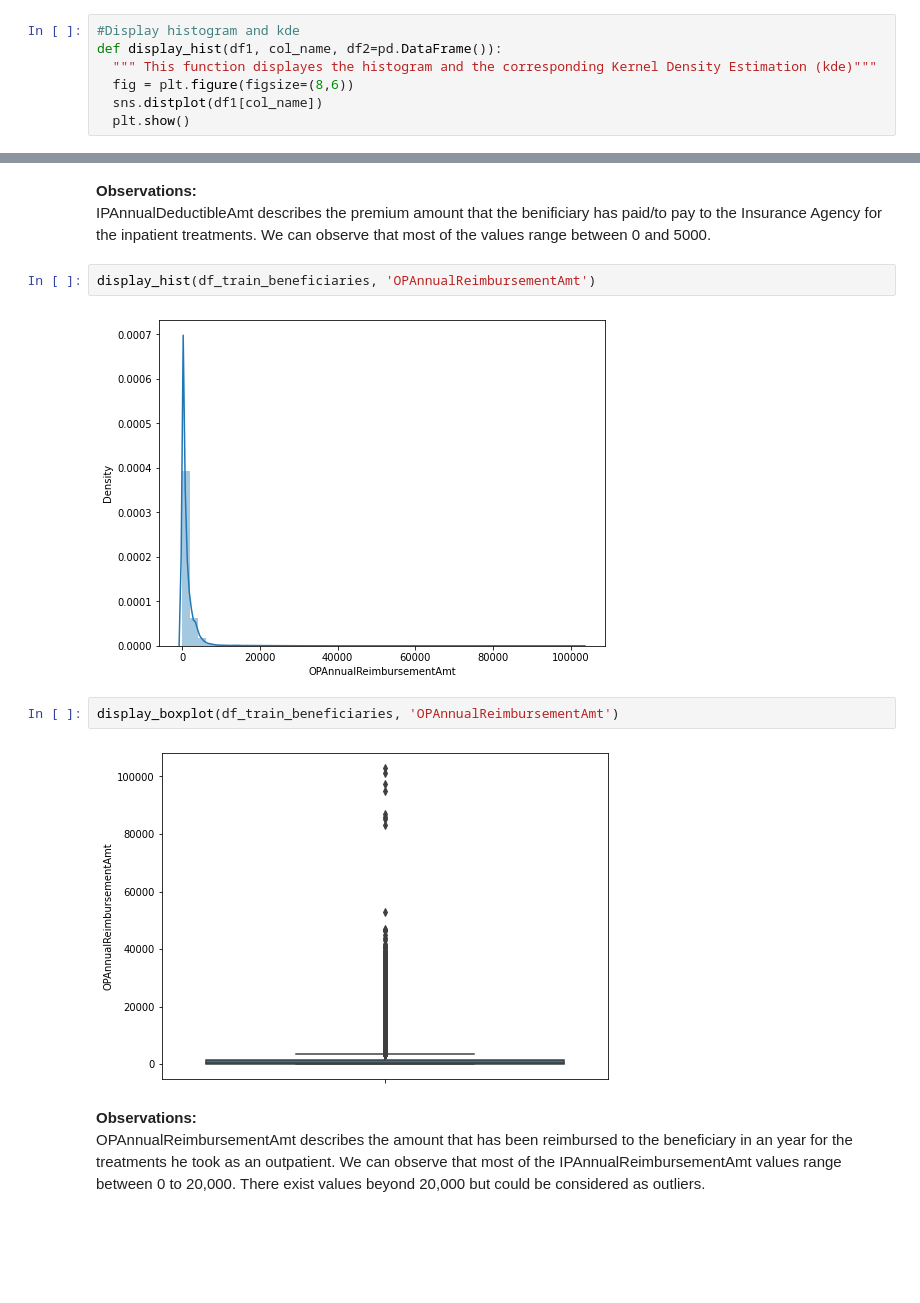
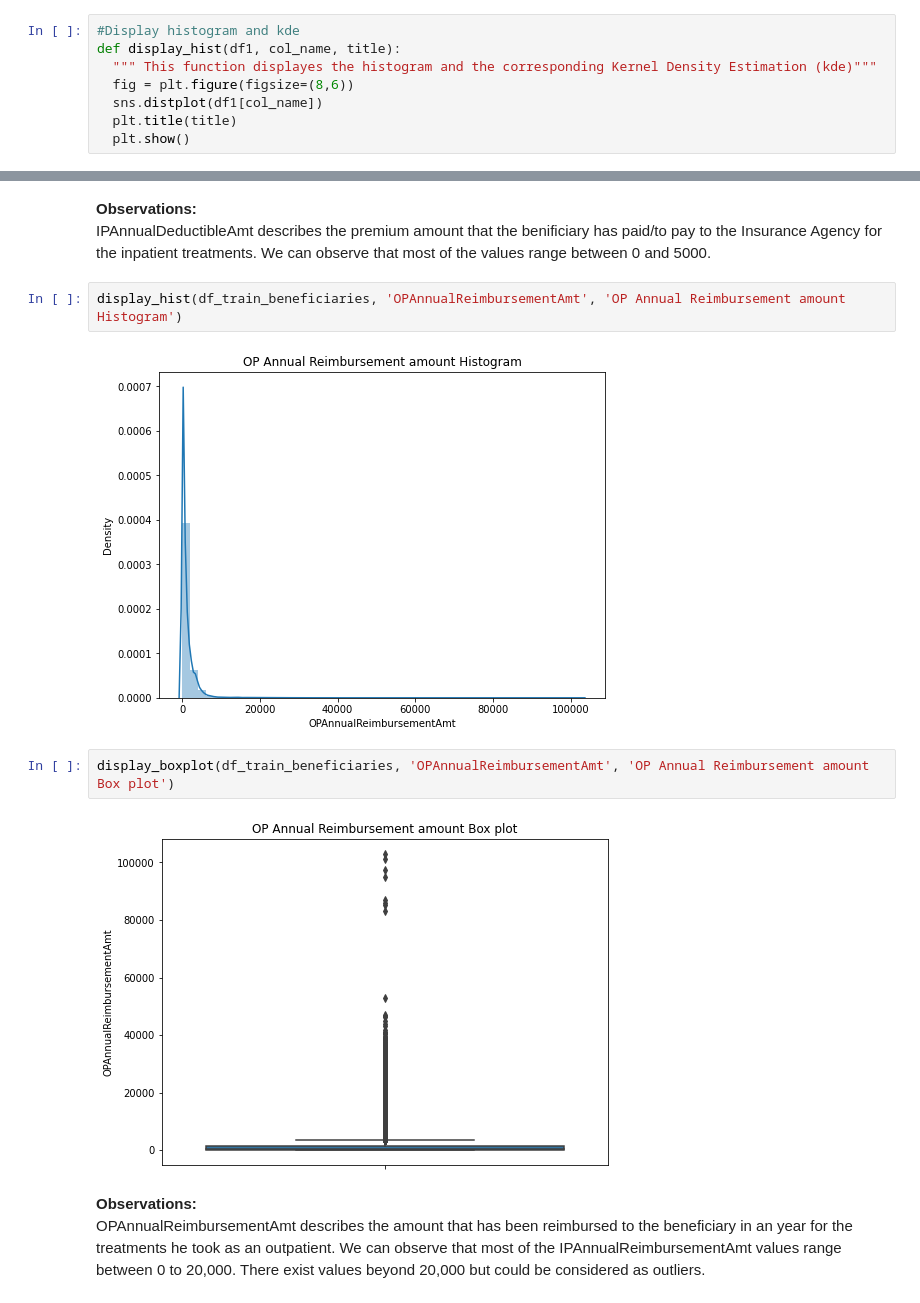
Before and after one commit to NaveenVuppula/Healthcare-Provider-Fraud-Detection-Analysis, a Jupyter notebook: Healthcare_Provider_Fraud_Detection_Analysis.ipynb, the cells around one changed output, grey strips where cells are left out. Cells and saved outputs as stored; diff of their text form; blank space fills up the shorter version.

```diff
--- a/Healthcare_Provider_Fraud_Detection_Analysis.ipynb
+++ b/Healthcare_Provider_Fraud_Detection_Analysis.ipynb
@@ -258,10 +258,11 @@ def display_barplot(data, xlabel, title, showlegend=False, labels=None):
   plt.show()
 # %%
 #Display histogram and kde
-def display_hist(df1, col_name, df2=pd.DataFrame()):
+def display_hist(df1, col_name, title):
   """ This function displayes the histogram and the corresponding Kernel Density Estimation (kde)"""
   fig = plt.figure(figsize=(8,6))
   sns.distplot(df1[col_name])
+  plt.title(title)
   plt.show()
 # %%
 #Displays box plot
@@ -465,13 +467,13 @@ display_boxplot(df_train_beneficiaries, 'IPAnnualDeductibleAmt')
 **Observations:**<br>
 IPAnnualDeductibleAmt describes the premium amount that the benificiary has paid/to pay to the Insurance Agency for the inpatient treatments. We can observe that most of the values range between 0 and 5000.
 # %%
-display_hist(df_train_beneficiaries, 'OPAnnualReimbursementAmt')
+display_hist(df_train_beneficiaries, 'OPAnnualReimbursementAmt', 'OP Annual Reimbursement amount Histogram')
 # %% [output]
-[figure, old version]
+[figure, new version]
 # %%
-display_boxplot(df_train_beneficiaries, 'OPAnnualReimbursementAmt')
+display_boxplot(df_train_beneficiaries, 'OPAnnualReimbursementAmt', 'OP Annual Reimbursement amount Box plot')
 # %% [output]
-[figure, old version]
+[figure, new version]
 # %% [markdown]
 **Observations:**<br>
 OPAnnualReimbursementAmt describes the amount that has been reimbursed to the beneficiary in an year for the treatments he took as an outpatient. We can observe that most of the IPAnnualReimbursementAmt values range between 0 to 20,000. There exist values beyond 20,000 but could be considered as outliers.
```
Also changed, not shown: parts of 33 cells of this notebook.
